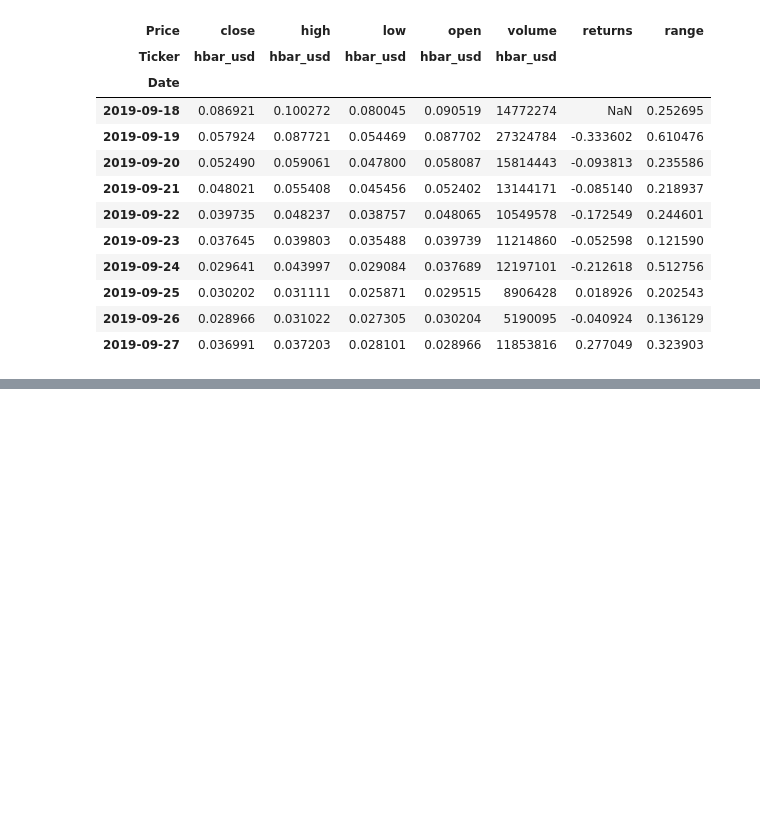
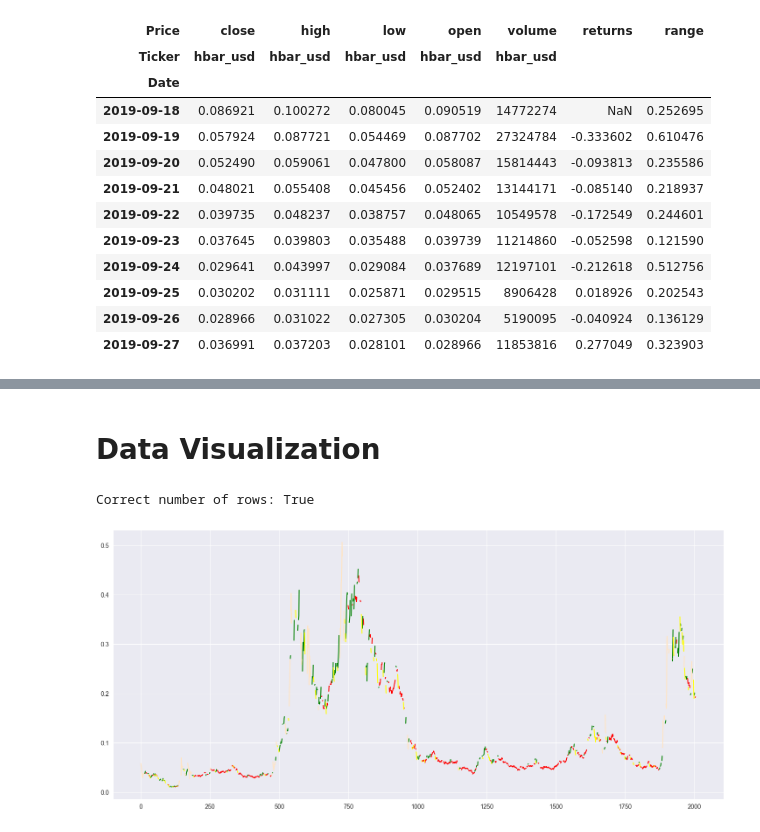
Before and after one commit to davidsprieto/python-ml-trading, a Jupyter notebook: unsupervised-ml/hidden-markov-models.ipynb, the cells around one changed output, grey strips where cells are left out. Cells and saved outputs as stored; diff of their text form; code cells hidden in the pictures; blank space fills up the shorter version.

Commit message:
visualizing the hidden states of the market

```diff
--- a/unsupervised-ml/hidden-markov-models.ipynb
+++ b/unsupervised-ml/hidden-markov-models.ipynb
@@ -196,0 +188,6 @@ df.head(10)
+# %%
+# Fit model
+np.random.seed(42)
+hmm_model = GaussianHMM(n_components=4, covariance_type="full", n_iter=1000, random_state=42).fit(X_train)
+hmm_model_score = hmm_model.score(X_train)
+print(f"HMM score: {hmm_model_score}")
@@ -196,0 +196,5 @@ df.head(10)
+# %%
+# Check results
+hidden_states = hmm_model.predict(X_train)
+print(hidden_states[:100])
+print(len(hidden_states))
@@ -196,0 +249,37 @@ df.head(10)
+# %% [markdown]
+# Data Visualization
+# %%
+# Structure prices for plotting
+
+# Initialize lists for each hidden state
+labels_0 = []
+labels_1 = []
+labels_2 = []
+labels_3 = []
+
+# Convert close prices to NUmPy array
+prices = df["close"].values.astype(float)
+
+# Verify dimensions
+print(f"Correct number of rows: {len(prices) == len(hidden_states)}")
+# %% [output]
+Correct number of rows: True
+# %%
+# Assign prices to respective state labels, filling others with NaN
+for i, s in enumerate(hidden_states):
+    price_value = prices[i].item()
+
+    labels_0.append(price_value if s == 0 else np.nan)
+    labels_1.append(price_value if s == 1 else np.nan)
+    labels_2.append(price_value if s == 2 else np.nan)
+    labels_3.append(price_value if s == 3 else np.nan)
+# %%
+# Plot chart
+fig = plt.figure(figsize=(18, 8))
+plt.plot(labels_0, color="red")
+plt.plot(labels_1, color="green")
+plt.plot(labels_2, color="yellow")
+plt.plot(labels_3, color="bisque")
+plt.show()
+# %% [output]
+[figure, added]
```
Also changed, not shown: parts of 13 cells of this notebook, 1 other file.
